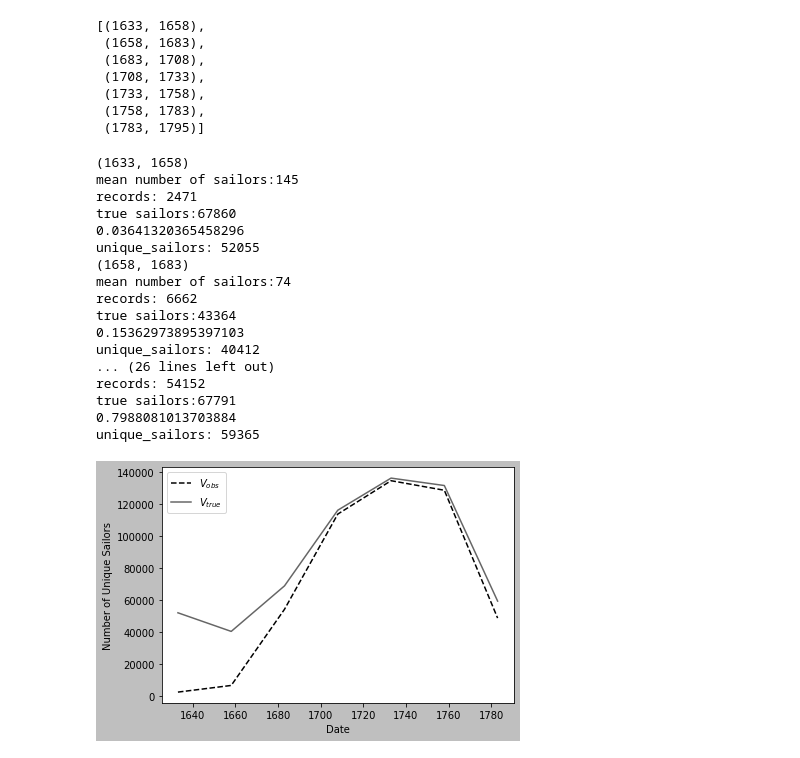
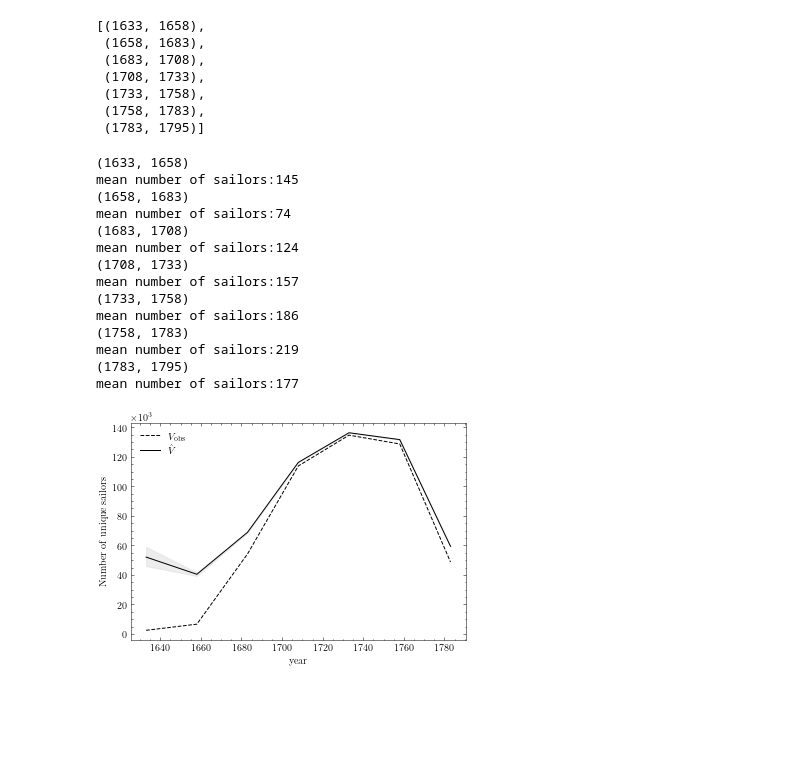
Before and after one commit to melvinwevers/vocapture, a Jupyter notebook: notebooks/analyze_2.ipynb, the cells around one changed output. Drawn from its saved outputs; the diff is of its cells as text; code cells hidden in the pictures; blank space fills up the shorter version.

```diff
--- a/notebooks/analyze_2.ipynb
+++ b/notebooks/analyze_2.ipynb
@@ -95,18 +121,18 @@ df.groupby(['outward_voyage_id'])['person_cluster_id'].count().median()
 181.0
 # %% [markdown]
 Given that there were 4,352 voyages, we can make estimate the observed number of sailors (4,352 * 181): 787,712.
-# %%
-V = 787712
+# %%
+N_est = 787_712
 # %%
 counts = np.array(list(collections.Counter(records).values()))
-N, V_obs = counts.sum(), counts.shape[0]
+N_obs, V_obs = counts.sum(), counts.shape[0]
 
 #N, V = len(records), len(np.unique(records))
-print(f"The archive consists of N={N} records and V_obs={V_obs} unique sailors.")
+print(f"The archive consists of N={N_obs} records and V_obs={V_obs} unique sailors.")
 # %% [output]
 The archive consists of N=546973 records and V_obs=460274 unique sailors.
 # %%
-q = N / 787712
+q = N_obs / N_est
 print(q)
 # %% [output]
 0.6943819568573286
@@ -153,40 +191,36 @@ for index, date in enumerate(date_ranges):
     counts = np.array(list(collections.Counter(records).values()))
     N, V_obs = counts.sum(), counts.shape[0]
     V_observations.append(V_obs)
-    print(f'records: {len(records)}')
-    print(f'true sailors:{V}')
     q = len(records) / V
-    print(q)
     estimate = chao_wor(counts, q)
-    print(f'unique_sailors: {estimate}')
     estimates.append(estimate)
 # %% [output]
 (1633, 1658)
 mean number of sailors:145
-records: 2471
-true sailors:67860
-0.03641320365458296
-unique_sailors: 52055
 (1658, 1683)
 mean number of sailors:74
-records: 6662
-true sailors:43364
-0.15362973895397103
-unique_sailors: 40412
-... (26 lines left out)
-records: 54152
-true sailors:67791
-0.7988081013703884
-unique_sailors: 59365
+(1683, 1708)
+mean number of sailors:124
+(1708, 1733)
+mean number of sailors:157
+(1733, 1758)
+mean number of sailors:186
+(1758, 1783)
+mean number of sailors:219
+(1783, 1795)
+mean number of sailors:177
 # %%
 labels = [x[0] for x in date_ranges]
 
-plt.plot(labels, V_observations, label='$V_{obs}$', linestyle='dashed')
-plt.plot(labels, estimates, label='$V_{true}$')
-plt.xlabel('Date')
-plt.ylabel('Number of Unique Sailors')
-plt.legend()
-plt.tight_layout()
+fig, ax = plt.subplots(figsize=(6, 4))
+
+ax.plot(labels, V_observations, label=r'$V_{\text{obs}}$', color="k", linestyle='dashed')
+lci, uci, est = zip(*[(est["lci"], est["uci"], est["V_est"]) for est in estimates])
+ax.plot(labels, est, color="k", label=r'$\hat{V}$')
+ax.fill_between(labels, lci, uci, color="lightgrey", alpha=0.4)
+ax.set(xlabel='year', ylabel='Number of unique sailors')
+ax.ticklabel_format(axis="y", style="sci", scilimits=(3, 3))
+ax.legend()
 plt.savefig('../figures/25year_plot.png', dpi=300)
 # %% [output]
-[figure, old version]
+[figure, new version]
```
Also changed, not shown: parts of 9 cells of this notebook, 2 other files.
